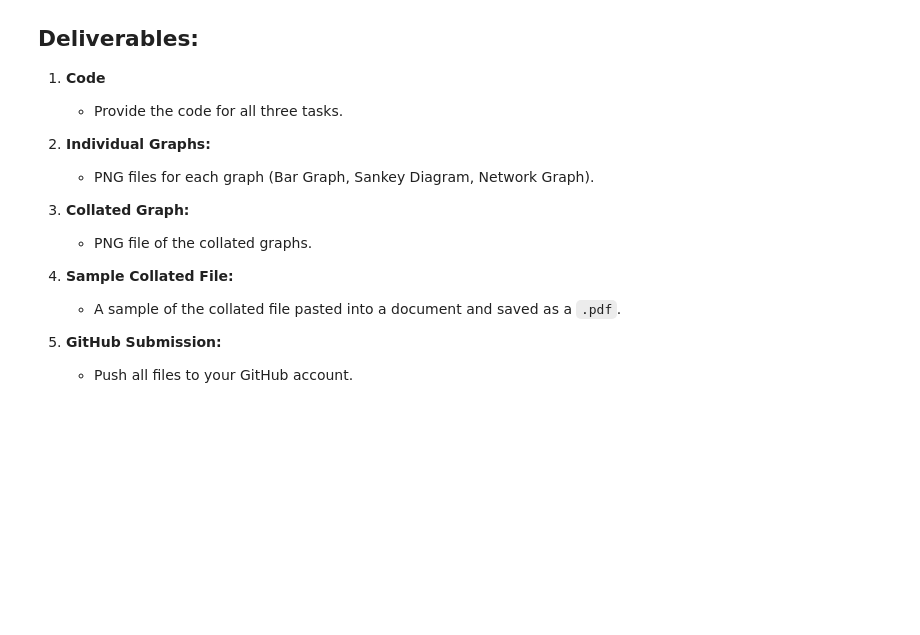
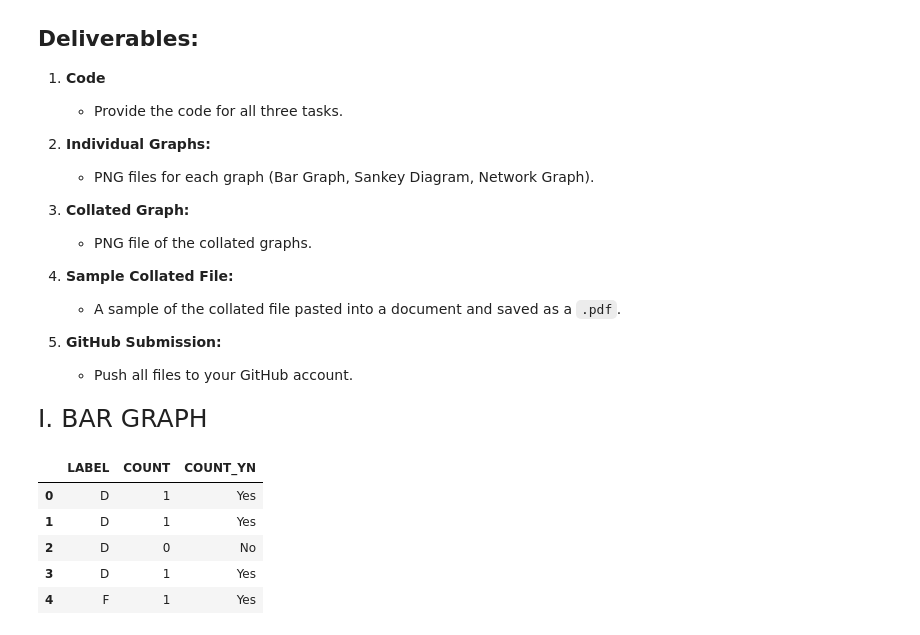
Before and after one commit to llewelyndramayo/CS-3203N, a Jupyter notebook: Assignment-2-Data-Analytics/code2.ipynb, the cells around one changed output. Cells and saved outputs as stored; diff of their text form; code cells hidden in the pictures; blank space fills up the shorter version.

```diff
--- a/Assignment-2-Data-Analytics/code2.ipynb
+++ b/Assignment-2-Data-Analytics/code2.ipynb
@@ -64,0 +77,11 @@ Create a **network graph** with specific node placements:
+# %% [markdown]
+<span style="font-size: 25px;">I. BAR GRAPH</span>
+# %%
+bar_df.head()
+# %% [output]
+|  | LABEL | COUNT | COUNT_YN |
+| 0 | D | 1 | Yes |
+| 1 | D | 1 | Yes |
+| 2 | D | 0 | No |
+| 3 | D | 1 | Yes |
+| 4 | F | 1 | Yes |
```
Also changed, not shown: parts of 7 cells of this notebook.
